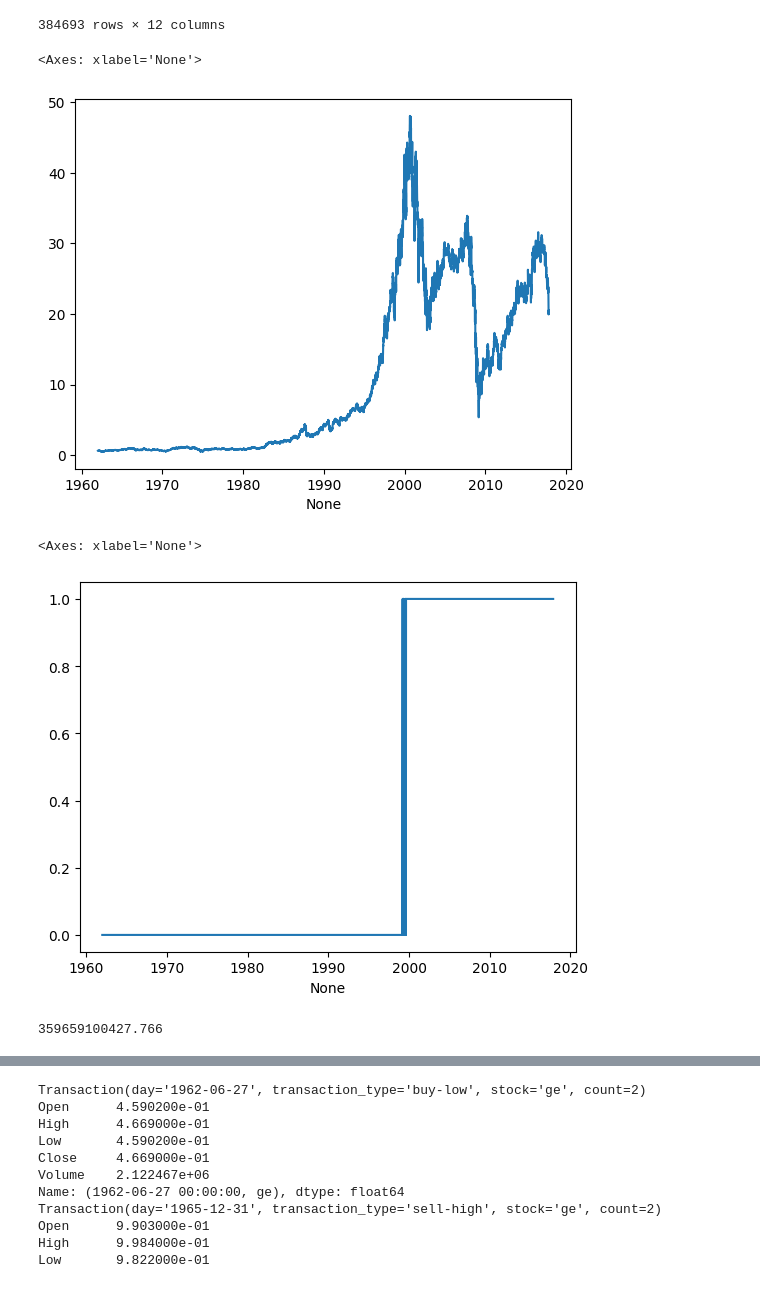
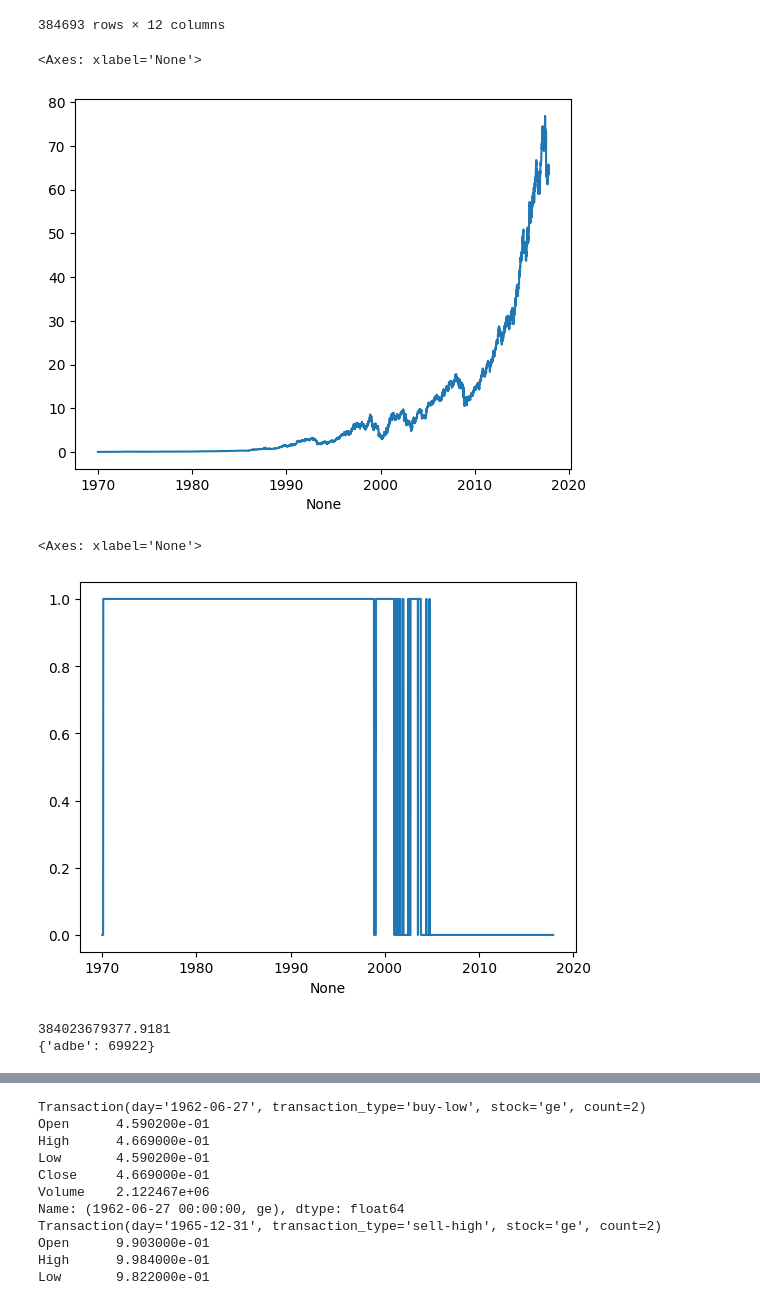
Before and after one commit to marvlach/stocks-project, a Jupyter notebook: src/Stocks.ipynb, the cells around one changed output, grey strips where cells are left out. Drawn from its saved outputs; the diff is of its cells as text; code cells hidden in the pictures.

Commit message:
0.1, 0.6, early sell 1000

```diff
--- a/src/Stocks.ipynb
+++ b/src/Stocks.ipynb
@@ -104,22 +112,22 @@ stocks_df
 |  | wmt | 90.2400 | 91.6900 | 90.2000 | 90.9200 | 7646013 | 90.920 | 0.00821 | ... |
 384693 rows × 12 columns
 # %%
-some_stock = stocks_df.query("Name == 'ge'")['Close']
+some_stock = stocks_df.query("Name == 'mo'")['Close']
 x1, y1 = pd.to_datetime((some_stock.index.map(lambda x: x[0]))), some_stock.values
 
 sns.lineplot(x=x1, y=y1)
 # %% [output]
 <Axes: xlabel='None'>
-[figure, old version]
+[figure, new version]
 # %%
-some_stock = stocks_df.query("Name == 'ge'")['WantToSell']
+some_stock = stocks_df.query("Name == 'mo'")['WantToBuy']
 #some_stock = stocks_df.query("Name == 'ge'")['WantToBuy']
 x1, y1 = pd.to_datetime((some_stock.index.map(lambda x: x[0]))), some_stock.values
 
 sns.lineplot(x=x1, y=y1)
 # %% [output]
 <Axes: xlabel='None'>
-[figure, old version]
+[figure, new version]
 # %%
 # stocks_df['HighMinusClose'] = stocks_df["High"] - stocks_df["Close"]
 # stocks_df['OpenMinusLow'] = stocks_df["Open"] - stocks_df["Low"]
@@ -299,9 +322,12 @@ portfolio = Portfolio()
 trade_2(stocks_df, portfolio)
-# %%
-portfolio.balance
-# 359659100427.766
-# %% [output]
-359659100427.766
+# %%
+print(portfolio.balance)
+print(portfolio.get_stocks())
+# 359659100427.766 0.1 0.6
+# 359659100427.766 0.1 0.6 ksepoulima 1000
+# %% [output]
+384023679377.9181
+{'adbe': 69922}
 # %%
 #write_transaction_file('../test_ge.txt', portfolio.transaction_history)
 #write_transaction_file('../test_aapl.txt', portfolio.transaction_history) #  18451514975.311516
```
Also changed, not shown: parts of 7 cells of this notebook, 1 other file.
